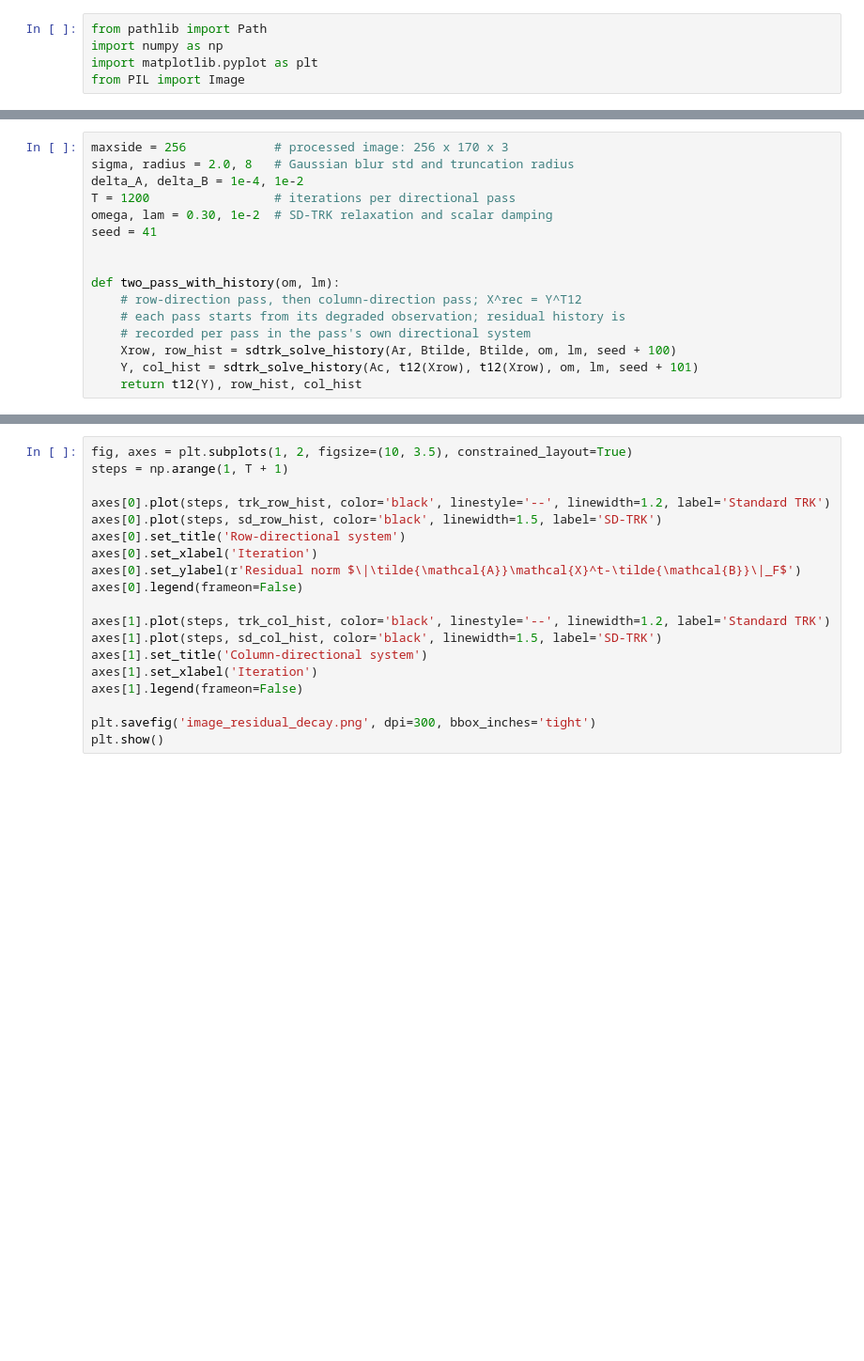
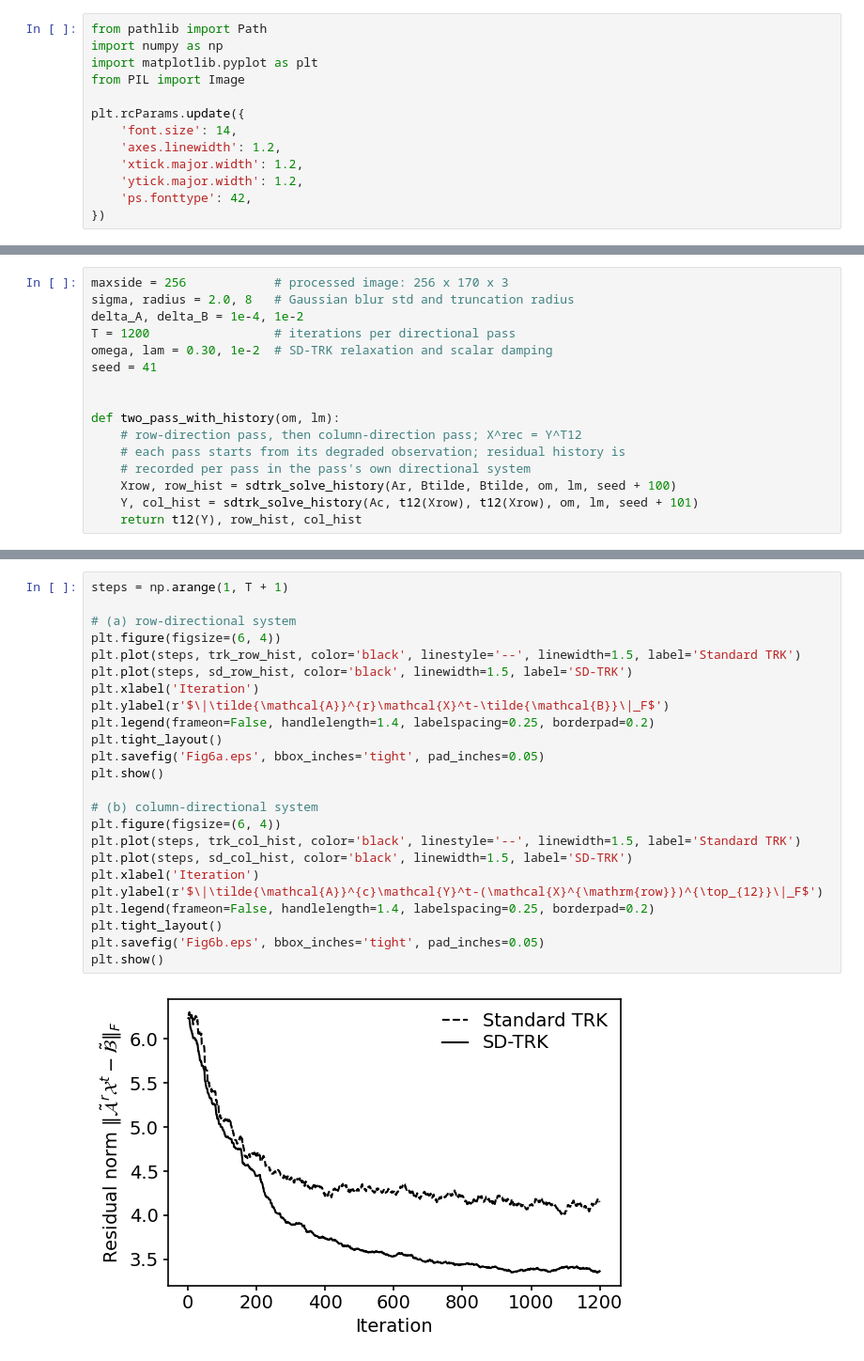
Before and after one commit to nahniee/sd-trk-experiments, a Jupyter notebook: Figure_6.ipynb, the cells around one changed output, grey strips where cells are left out. Shown at 94% size. Saved outputs shown, nothing was run; the diff lists cells and outputs as text; blank space fills up the shorter version.

Commit message:
Split Figure 6 into two panels; remove legacy outputs

```diff
--- a/Figure_6.ipynb
+++ b/Figure_6.ipynb
@@ -34,6 +34,14 @@ from pathlib import Path
 import numpy as np
 import matplotlib.pyplot as plt
 from PIL import Image
+
+plt.rcParams.update({
+    'font.size': 14,
+    'axes.linewidth': 1.2,
+    'xtick.major.width': 1.2,
+    'ytick.major.width': 1.2,
+    'ps.fonttype': 42,
+})
 # %%
 def load_image(path, maxside):
     # RGB image resized so max(height, width) = maxside, normalized to [0, 1]
@@ -165,19 +183,26 @@ print(f"{'Column':<12} {trk_col_hist[-1]:>14.4f} {sd_col_hist[-1]:>14.4f}")
 # %%
-fig, axes = plt.subplots(1, 2, figsize=(10, 3.5), constrained_layout=True)
 steps = np.arange(1, T + 1)
 
-axes[0].plot(steps, trk_row_hist, color='black', linestyle='--', linewidth=1.2, label='Standard TRK')
-axes[0].plot(steps, sd_row_hist, color='black', linewidth=1.5, label='SD-TRK')
-axes[0].set_title('Row-directional system')
-axes[0].set_xlabel('Iteration')
-axes[0].set_ylabel(r'Residual norm $\|\tilde{\mathcal{A}}\mathcal{X}^t-\tilde{\mathcal{B}}\|_F$')
-axes[0].legend(frameon=False)
+# (a) row-directional system
+plt.figure(figsize=(6, 4))
+plt.plot(steps, trk_row_hist, color='black', linestyle='--', linewidth=1.5, label='Standard TRK')
+plt.plot(steps, sd_row_hist, color='black', linewidth=1.5, label='SD-TRK')
+plt.xlabel('Iteration')
+plt.ylabel(r'$\|\tilde{\mathcal{A}}^{r}\mathcal{X}^t-\tilde{\mathcal{B}}\|_F$')
+plt.legend(frameon=False, handlelength=1.4, labelspacing=0.25, borderpad=0.2)
+plt.tight_layout()
+plt.savefig('Fig6a.eps', bbox_inches='tight', pad_inches=0.05)
+plt.show()
 
-axes[1].plot(steps, trk_col_hist, color='black', linestyle='--', linewidth=1.2, label='Standard TRK')
-axes[1].plot(steps, sd_col_hist, color='black', linewidth=1.5, label='SD-TRK')
-axes[1].set_title('Column-directional system')
-axes[1].set_xlabel('Iteration')
-axes[1].legend(frameon=False)
-
-plt.savefig('image_residual_decay.png', dpi=300, bbox_inches='tight')
+# (b) column-directional system
+plt.figure(figsize=(6, 4))
+plt.plot(steps, trk_col_hist, color='black', linestyle='--', linewidth=1.5, label='Standard TRK')
+plt.plot(steps, sd_col_hist, color='black', linewidth=1.5, label='SD-TRK')
+plt.xlabel('Iteration')
+plt.ylabel(r'$\|\tilde{\mathcal{A}}^{c}\mathcal{Y}^t-(\mathcal{X}^{\mathrm{row}})^{\top_{12}}\|_F$')
+plt.legend(frameon=False, handlelength=1.4, labelspacing=0.25, borderpad=0.2)
+plt.tight_layout()
+plt.savefig('Fig6b.eps', bbox_inches='tight', pad_inches=0.05)
 plt.show()
+# %% [output]
+[figure, added]
```
Also changed, not shown: parts of 3 cells of this notebook, 2 other files.
